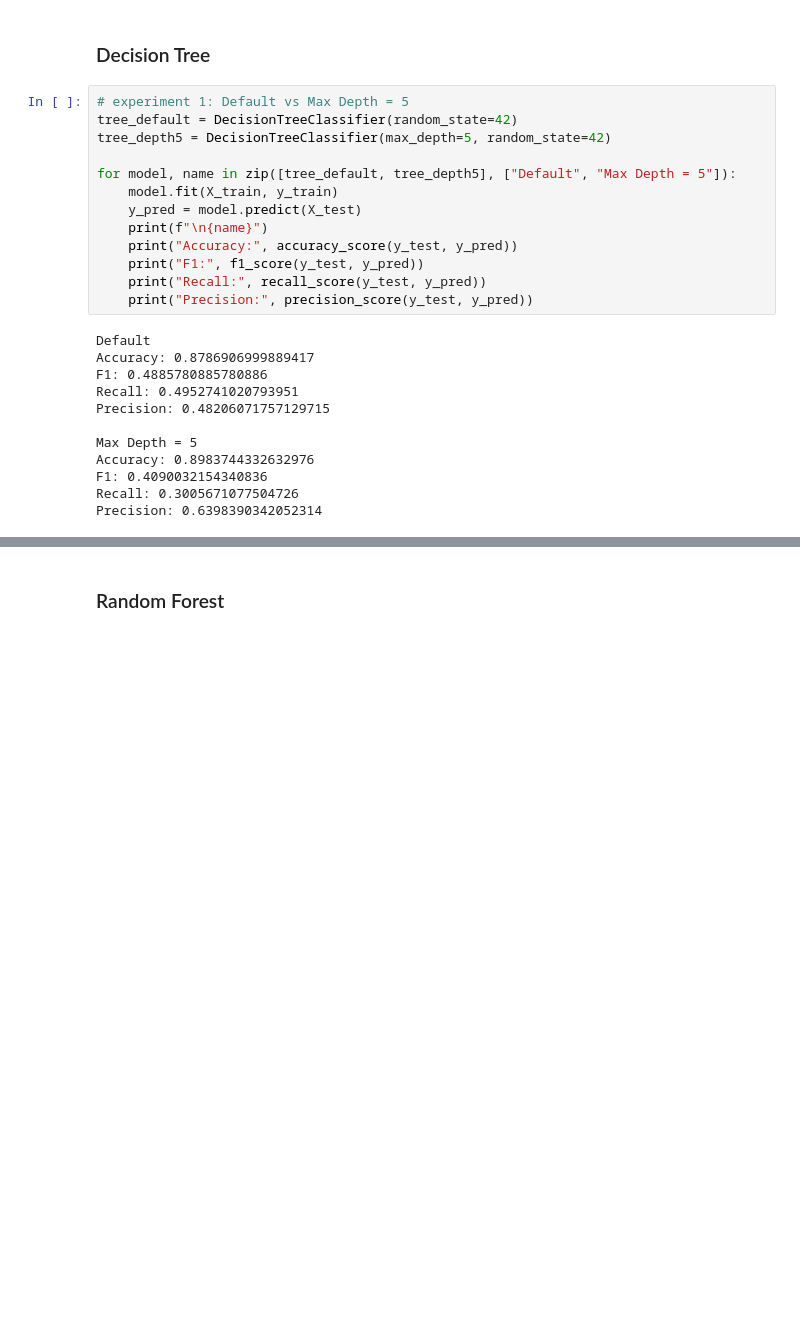
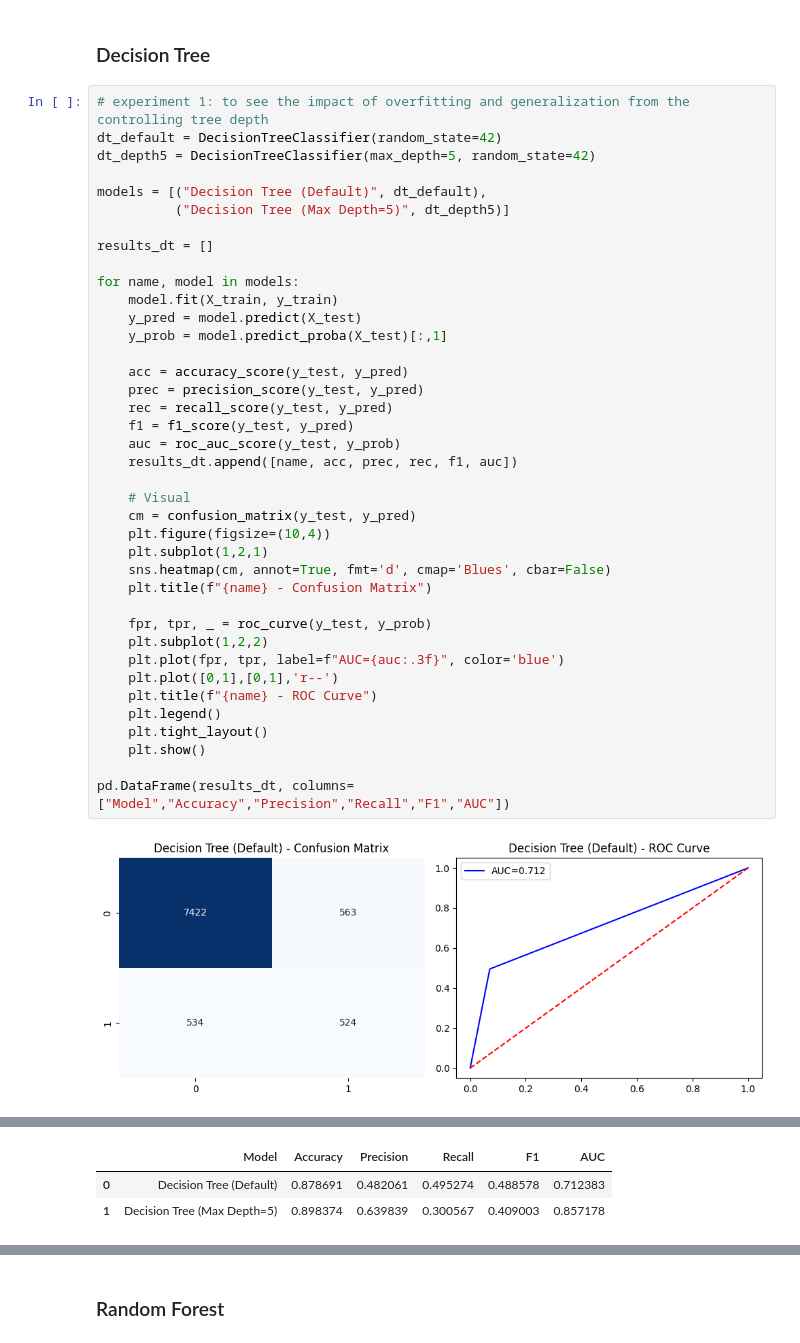
Before and after one commit to eddiexunyc/ml_big_data_work, a Jupyter notebook: Assignment 2/data622_assignment_2.ipynb, the cells around one changed output, grey strips where cells are left out. Saved outputs shown, nothing was run; the diff lists cells and outputs as text; blank space fills up the shorter version.

```diff
--- a/Assignment 2/data622_assignment_2.ipynb
+++ b/Assignment 2/data622_assignment_2.ipynb
@@ -264,27 +266,43 @@ Train size: (36168, 42) | Test size: (9043, 42)
 # %% [markdown]
 ### Decision Tree
 # %%
-# experiment 1: Default vs Max Depth = 5
-tree_default = DecisionTreeClassifier(random_state=42)
-tree_depth5 = DecisionTreeClassifier(max_depth=5, random_state=42)
+# experiment 1: to see the impact of overfitting and generalization from the controlling tree depth
+dt_default = DecisionTreeClassifier(random_state=42)
+dt_depth5 = DecisionTreeClassifier(max_depth=5, random_state=42)
 
-for model, name in zip([tree_default, tree_depth5], ["Default", "Max Depth = 5"]):
+models = [("Decision Tree (Default)", dt_default),
+          ("Decision Tree (Max Depth=5)", dt_depth5)]
+
+results_dt = []
+
+for name, model in models:
     model.fit(X_train, y_train)
     y_pred = model.predict(X_test)
-    print(f"\n{name}")
-    print("Accuracy:", accuracy_score(y_test, y_pred))
-    print("F1:", f1_score(y_test, y_pred))
-    print("Recall:", recall_score(y_test, y_pred))
-    print("Precision:", precision_score(y_test, y_pred))
+    y_prob = model.predict_proba(X_test)[:,1]
+
+    acc = accuracy_score(y_test, y_pred)
+    prec = precision_score(y_test, y_pred)
+    rec = recall_score(y_test, y_pred)
+    f1 = f1_score(y_test, y_pred)
+    auc = roc_auc_score(y_test, y_prob)
+    results_dt.append([name, acc, prec, rec, f1, auc])
+
+    # Visual
+    cm = confusion_matrix(y_test, y_pred)
+    plt.figure(figsize=(10,4))
+    plt.subplot(1,2,1)
+    sns.heatmap(cm, annot=True, fmt='d', cmap='Blues', cbar=False)
+    plt.title(f"{name} - Confusion Matrix")
+
+    fpr, tpr, _ = roc_curve(y_test, y_prob)
+    plt.subplot(1,2,2)
+    plt.plot(fpr, tpr, label=f"AUC={auc:.3f}", color='blue')
+    plt.plot([0,1],[0,1],'r--')
+    plt.title(f"{name} - ROC Curve")
+    plt.legend()
+    plt.tight_layout()
+    plt.show()
+
+pd.DataFrame(results_dt, columns=["Model","Accuracy","Precision","Recall","F1","AUC"])
 # %% [output]
-Default
-Accuracy: 0.8786906999889417
-F1: 0.4885780885780886
-Recall: 0.4952741020793951
-Precision: 0.48206071757129715
-
-Max Depth = 5
-Accuracy: 0.8983744332632976
-F1: 0.4090032154340836
-Recall: 0.3005671077504726
-Precision: 0.6398390342052314
+[figure, added]
@@ -291 +310,4 @@ Precision: 0.6398390342052314
+|  | Model | Accuracy | Precision | Recall | F1 | AUC |
+| 0 | Decision Tree (Default) | 0.878691 | 0.482061 | 0.495274 | 0.488578 | 0.712383 |
+| 1 | Decision Tree (Max Depth=5) | 0.898374 | 0.639839 | 0.300567 | 0.409003 | 0.857178 |
 # %%
```
Also changed, not shown: parts of 9 cells of this notebook.
